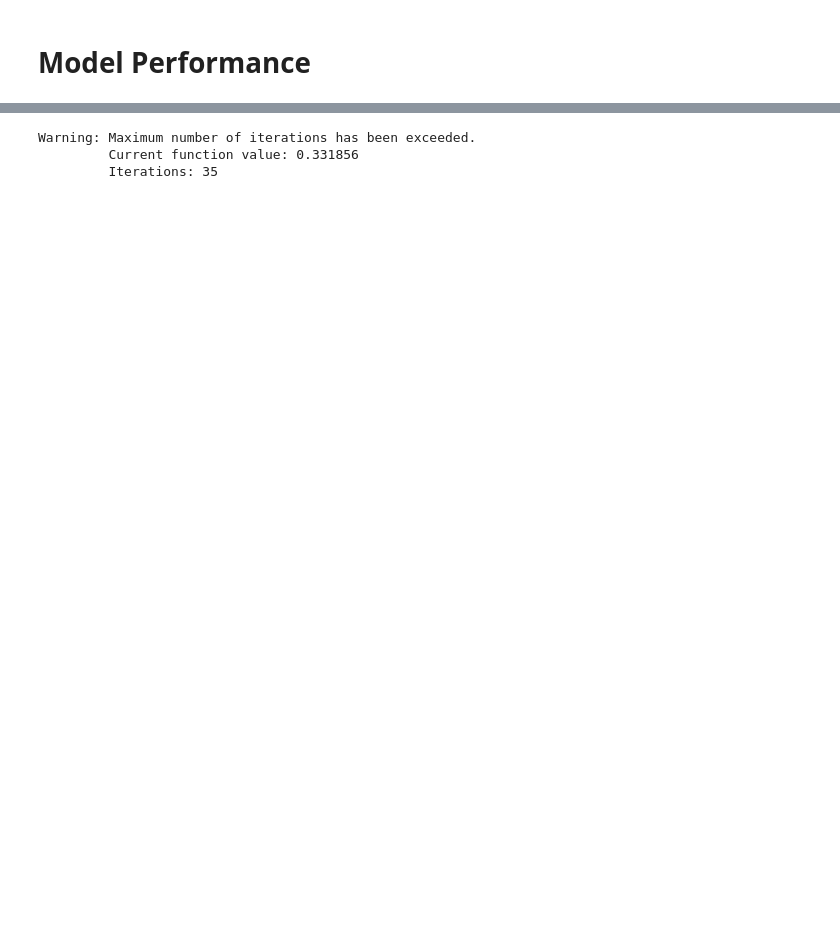
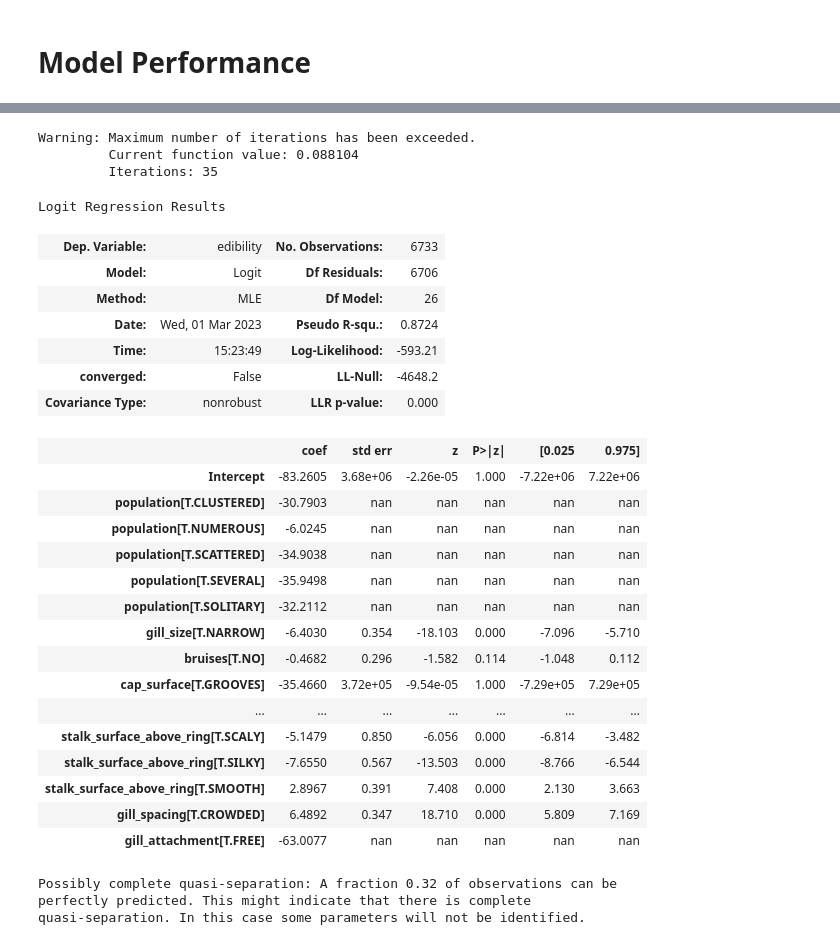
Before and after one commit to jprette/STAT303-2-Final_Project, a Jupyter notebook: Data_exploration&subset_selection.ipynb, the cells around one changed output, grey strips where cells are left out. Cells and saved outputs as stored; diff of their text form; code cells hidden in the pictures; blank space fills up the shorter version.

```diff
--- a/Data_exploration&subset_selection.ipynb
+++ b/Data_exploration&subset_selection.ipynb
@@ -202,9 +296,37 @@ def confusion_matrix_data(data,actual_values,model,cutoff=0.5):
 # %%
-model = sm.logit(formula = 'edibility~odor+habitat+population+gill_size', data = train).fit()
+model = sm.logit(formula = 'edibility~population+gill_size+bruises+cap_surface+cap_color+ring_number+stalk_surface_above_ring+gill_spacing+gill_attachment', data = train).fit()
+model.summary()
 # %% [output]
 Warning: Maximum number of iterations has been exceeded.
-         Current function value: 0.331856
+         Current function value: 0.088104
          Iterations: 35
+Logit Regression Results
+| Dep. Variable: | edibility | No. Observations: | 6733 |
+| Model: | Logit | Df Residuals: | 6706 |
+| Method: | MLE | Df Model: | 26 |
+| Date: | Wed, 01 Mar 2023 | Pseudo R-squ.: | 0.8724 |
+| Time: | 15:23:49 | Log-Likelihood: | -593.21 |
+| converged: | False | LL-Null: | -4648.2 |
+| Covariance Type: | nonrobust | LLR p-value: | 0.000 |
+|  | coef | std err | z | P>|z| | [0.025 | 0.975] |
+| Intercept | -83.2605 | 3.68e+06 | -2.26e-05 | 1.000 | -7.22e+06 | 7.22e+06 |
+| population[T.CLUSTERED] | -30.7903 | nan | nan | nan | nan | nan |
+| population[T.NUMEROUS] | -6.0245 | nan | nan | nan | nan | nan |
+| population[T.SCATTERED] | -34.9038 | nan | nan | nan | nan | nan |
+| population[T.SEVERAL] | -35.9498 | nan | nan | nan | nan | nan |
+| population[T.SOLITARY] | -32.2112 | nan | nan | nan | nan | nan |
+| gill_size[T.NARROW] | -6.4030 | 0.354 | -18.103 | 0.000 | -7.096 | -5.710 |
+| bruises[T.NO] | -0.4682 | 0.296 | -1.582 | 0.114 | -1.048 | 0.112 |
+| cap_surface[T.GROOVES] | -35.4660 | 3.72e+05 | -9.54e-05 | 1.000 | -7.29e+05 | 7.29e+05 |
+| ... | ... | ... | ... | ... | ... | ... |
+| stalk_surface_above_ring[T.SCALY] | -5.1479 | 0.850 | -6.056 | 0.000 | -6.814 | -3.482 |
+| stalk_surface_above_ring[T.SILKY] | -7.6550 | 0.567 | -13.503 | 0.000 | -8.766 | -6.544 |
+| stalk_surface_above_ring[T.SMOOTH] | 2.8967 | 0.391 | 7.408 | 0.000 | 2.130 | 3.663 |
+| gill_spacing[T.CROWDED] | 6.4892 | 0.347 | 18.710 | 0.000 | 5.809 | 7.169 |
+| gill_attachment[T.FREE] | -63.0077 | nan | nan | nan | nan | nan |
+Possibly complete quasi-separation: A fraction 0.32 of observations can be
+perfectly predicted. This might indicate that there is complete
+quasi-separation. In this case some parameters will not be identified.
 # %%
 confusion_matrix_data(train,train.edibility,model,0.5)
 # %% [output]
```
Also changed, not shown: parts of 20 cells of this notebook.
